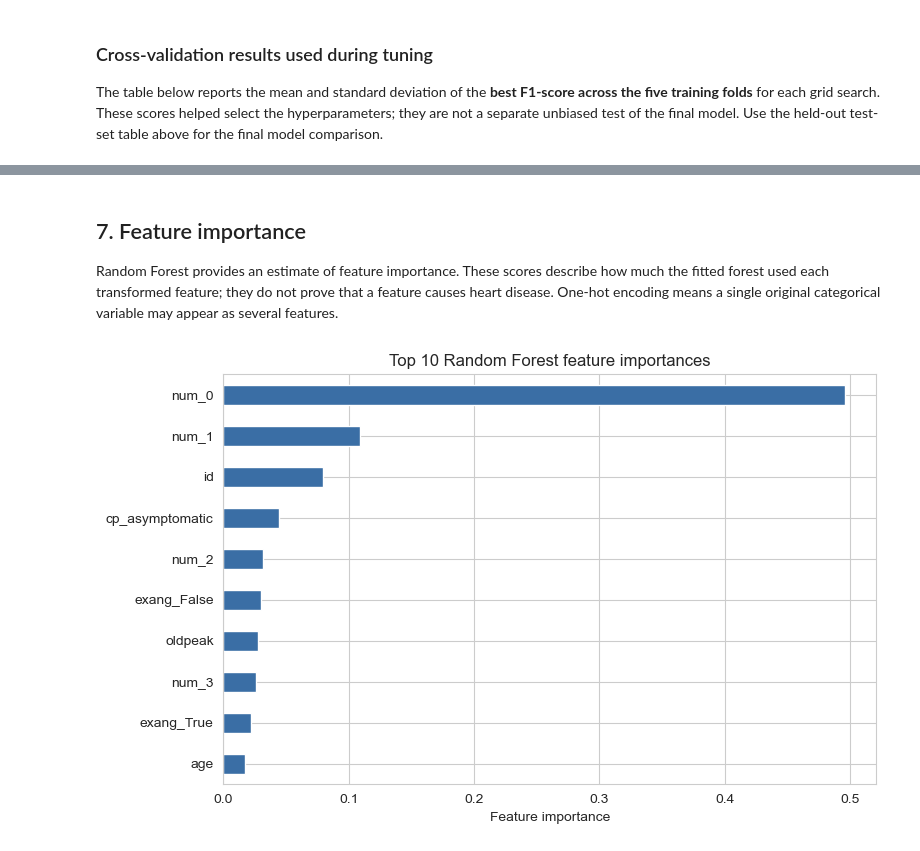
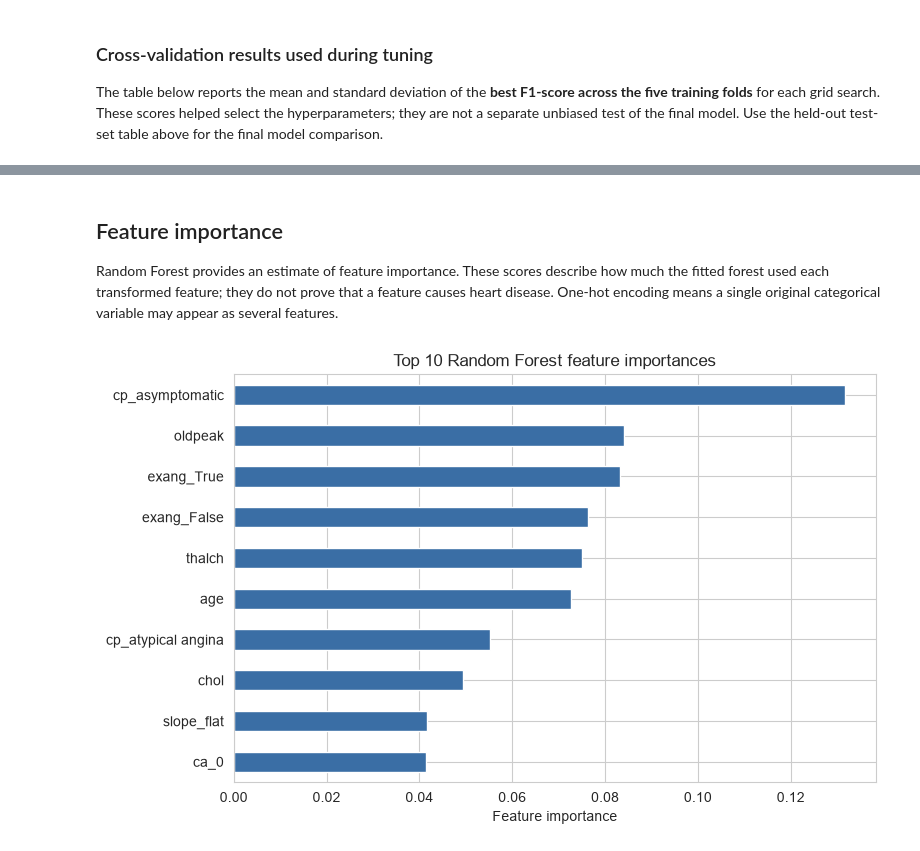
Before and after one commit to Shanaka27/ML_assignment, a Jupyter notebook: ML_Assignment.ipynb, the cells around one changed output, grey strips where cells are left out. Drawn from its saved outputs; the diff is of its cells as text; code cells hidden in the pictures.

```diff
--- a/ML_Assignment.ipynb
+++ b/ML_Assignment.ipynb
@@ -179,10 +256,6 @@ plt.show()
 # %%
-X = df.drop(columns="target")
-y = df["target"]
-# num_cols = ["age","trestbps","chol","thalach","oldpeak","ca"]
-# cat_cols = ["sex","cp","fbs","restecg","exang","slope","thal"]
-num_cols = ['id','age','trestbps','chol','thalch','oldpeak']
-cat_cols = ['sex','dataset','cp','fbs','restecg','exang','slope','ca','thal','num']
+X = df[feature_cols]
+y = df[TARGET]
 
 X_train, X_test, y_train, y_test = train_test_split(
     X, y, test_size=0.2, stratify=y, random_state=RANDOM_STATE)
@@ -192,7 +265,7 @@ print("Testing records:", len(X_test))
 
 preprocess = ColumnTransformer([
     ("num", Pipeline([("imp", SimpleImputer(strategy="median")), ("sc", StandardScaler())]), num_cols),
-    ("cat", Pipeline([("imp", SimpleImputer(strategy="most_frequent")),
+    ("cat", Pipeline([("imp", SimpleImputer(strategy="constant", fill_value="missing")),
                       ("oh", OneHotEncoder(handle_unknown="ignore"))]), cat_cols),
 ])
 cv = StratifiedKFold(n_splits=5, shuffle=True, random_state=RANDOM_STATE)
@@ -338,29 +426,22 @@ display(cv_summary.round(4))
 # %% [markdown]
-## 7. Feature importance
+## Feature importance
 
 Random Forest provides an estimate of feature importance. These scores describe how much the fitted forest used each transformed feature; they do not prove that a feature causes heart disease. One-hot encoding means a single original categorical variable may appear as several features.
 # %%
-onehot_names = (
-    rf_best.named_steps["prep"]
-    .named_transformers_["cat"]
-    .named_steps["oh"]
-    .get_feature_names_out(cat_cols)
-)
-
-feature_names = num_cols + list(onehot_names)
+feature_names = [n.split("__", 1)[1] for n in rf_best.named_steps["prep"].get_feature_names_out()]
 
 importances = pd.Series(
     rf_best.named_steps["clf"].feature_importances_,
     index=feature_names
 ).sort_values(ascending=False).head(10)
 
 importances.sort_values().plot(
     kind="barh", figsize=(8, 5), color="#3A6EA5"
 )
 
 plt.xlabel("Feature importance")
 plt.title("Top 10 Random Forest feature importances")
 plt.tight_layout()
 plt.show()
 # %% [output]
-[figure, old version]
+[figure, new version]
```
Also changed, not shown: parts of 18 cells of this notebook.
